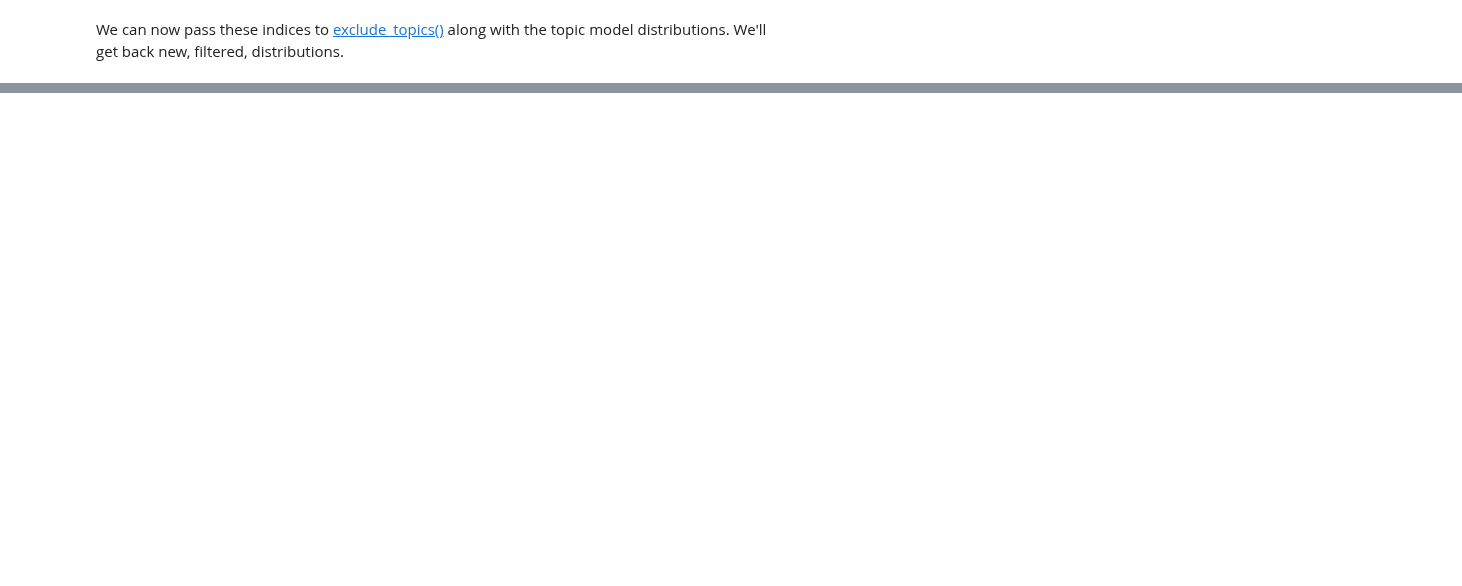
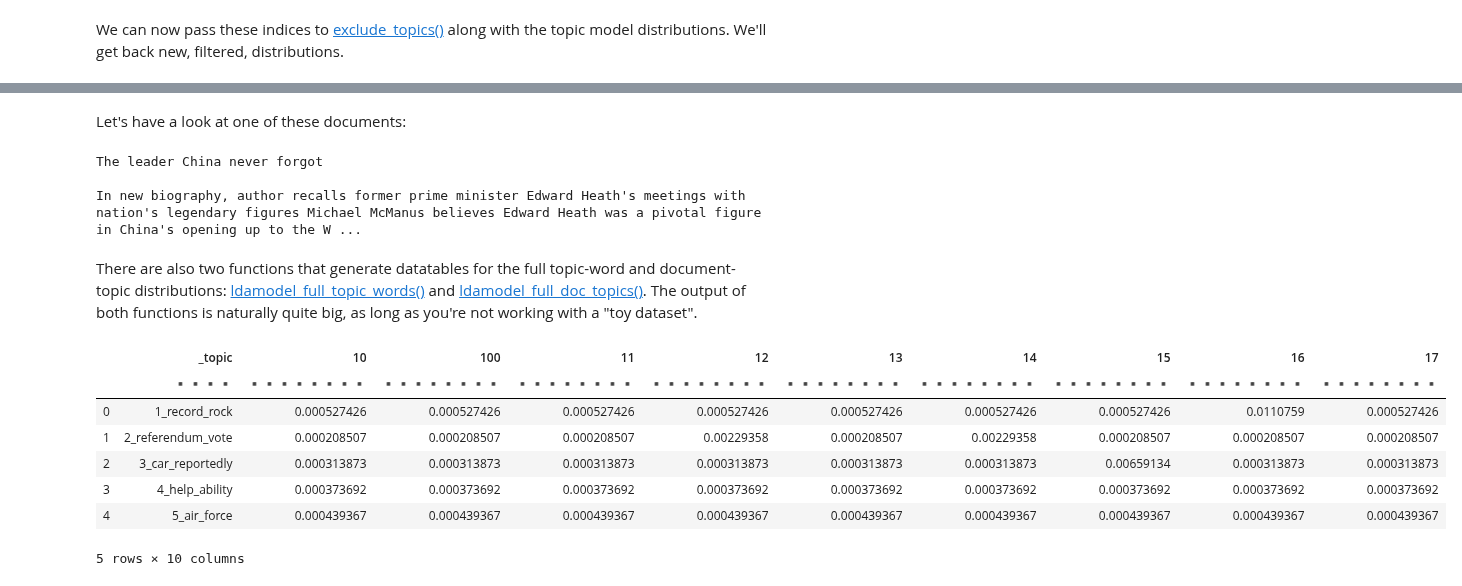
Before and after one commit to WZBSocialScienceCenter/tmtoolkit, a Jupyter notebook: doc/source/topic_modeling.ipynb, the cells around one changed output, grey strips where cells are left out. Saved outputs shown, nothing was run; the diff lists cells and outputs as text; code cells hidden in the pictures; blank space fills up the shorter version.

```diff
--- a/doc/source/topic_modeling.ipynb
+++ b/doc/source/topic_modeling.ipynb
@@ -621,6 +637,6 @@ The function [exclude_topics()](api.rst#tmtoolkit.topicmod.model_stats.exclude_t
 
 In this example, I identified the following topics as uninformative (by looking at the top ranked words either by topic-word distribution or topic-word relevance):
 # %%
-uninform_topics = [17, 30, 32]
+uninform_topics = [19, 27, 30, 44, 49]
 topic_labels[uninform_topics]
 # %% [output]
@@ -659,0 +709,28 @@ array(['1_club_line', '2_germany_german', '3_rule_circumstance',
+# %% [markdown]
+Let's have a look at one of these documents:
+# %%
+print(corpus['NewsArticles-1065'][:500], '...')
+# %% [output]
+The leader China never forgot
+
+In new biography, author recalls former prime minister Edward Heath's meetings with nation's legendary figures Michael McManus believes Edward Heath was a pivotal figure in China's opening up to the W ...
+# %% [markdown]
+There are also two functions that generate datatables for the full topic-word and document-topic distributions: [ldamodel_full_topic_words()](api.rst#tmtoolkit.topicmod.model_io.ldamodel_full_topic_words) and [ldamodel_full_doc_topics()](api.rst#tmtoolkit.topicmod.model_io.ldamodel_full_doc_topics). The output of both functions is naturally quite big, as long as you're not working with a "toy dataset".
+# %%
+from tmtoolkit.topicmod.model_io import ldamodel_full_topic_words
+
+datatable_topic_word = ldamodel_full_topic_words(new_topic_word,
+                                                 vocab_bg,
+                                                 row_labels=new_topic_labels)
+# displaying only the first 5 topics with the first
+# 10 words from the vocabulary (which are all numbers)
+datatable_topic_word[:5, :10]
+# %% [output]
+|  | _topic | 10 | 100 | 11 | 12 | 13 | 14 | 15 | 16 | 17 |
+|  | ▪▪▪▪ | ▪▪▪▪▪▪▪▪ | ▪▪▪▪▪▪▪▪ | ▪▪▪▪▪▪▪▪ | ▪▪▪▪▪▪▪▪ | ▪▪▪▪▪▪▪▪ | ▪▪▪▪▪▪▪▪ | ▪▪▪▪▪▪▪▪ | ▪▪▪▪▪▪▪▪ | ▪▪▪▪▪▪▪▪ |
+| 0 | 1_record_rock | 0.000527426 | 0.000527426 | 0.000527426 | 0.000527426 | 0.000527426 | 0.000527426 | 0.000527426 | 0.0110759 | 0.000527426 |
+| 1 | 2_referendum_vote | 0.000208507 | 0.000208507 | 0.000208507 | 0.00229358 | 0.000208507 | 0.00229358 | 0.000208507 | 0.000208507 | 0.000208507 |
+| 2 | 3_car_reportedly | 0.000313873 | 0.000313873 | 0.000313873 | 0.000313873 | 0.000313873 | 0.000313873 | 0.00659134 | 0.000313873 | 0.000313873 |
+| 3 | 4_help_ability | 0.000373692 | 0.000373692 | 0.000373692 | 0.000373692 | 0.000373692 | 0.000373692 | 0.000373692 | 0.000373692 | 0.000373692 |
+| 4 | 5_air_force | 0.000439367 | 0.000439367 | 0.000439367 | 0.000439367 | 0.000439367 | 0.000439367 | 0.000439367 | 0.000439367 | 0.000439367 |
+5 rows × 10 columns
```
Also changed, not shown: parts of 58 cells of this notebook, 6 other files.
